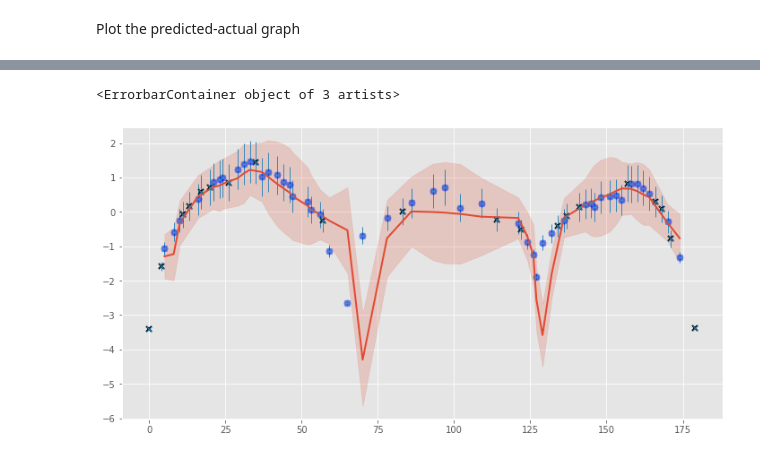
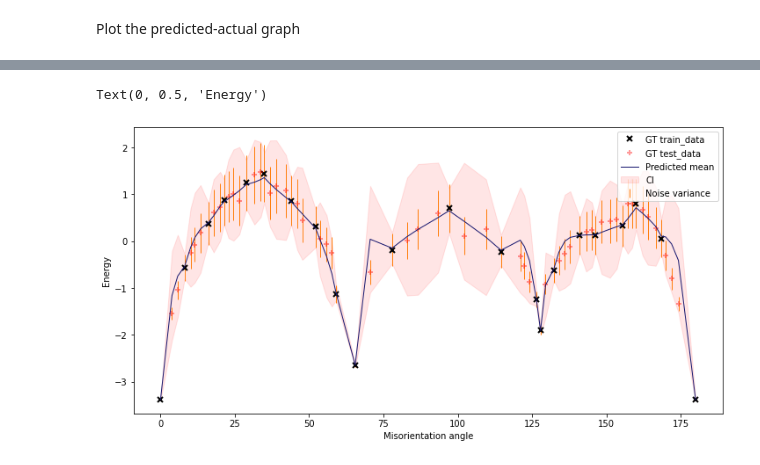
Before and after one commit to leilakhalili87/bayesian_opt, a Jupyter notebook: src/gpr_gpflow/sri_mean.ipynb, the cells around one changed output, grey strips where cells are left out. Drawn from its saved outputs; the diff is of its cells as text; code cells hidden in the pictures.

```diff
--- a/src/gpr_gpflow/sri_mean.ipynb
+++ b/src/gpr_gpflow/sri_mean.ipynb
@@ -17,9 +17,9 @@ from gpflow.base import Parameter
 set_default_float(np.float64)
 set_default_summary_fmt("notebook")
 
-plt.style.use("ggplot")
+# plt.style.use("ggplot")
 %matplotlib inline
-# np.random.seed(1366)
+np.random.seed(2021)
 tf.config.run_functions_eagerly(True)
 # %% [markdown]
 Input data:
@@ -163,7 +163,7 @@ jar = open(pkl_name, 'rb')
 s2 = pkl.load(jar,encoding='latin1')
 jar.close()
 
-Angle = s2['angs']                 # in radian
+Angle = s2['angs']*180/np.pi                 # in radian
 Y0 = s2['engs']                     # eng is mJ/m^2
 cusp_ang = s2['cusps']['angs']      # the angle of cusps in radian
 cusp_Es = s2['cusps']['engs']       # the energy of cusps in radian
@@ -263,29 +270,37 @@ plt.savefig('AP_withopt.jpg')
 # %%
-
-mu, var = model.predict_f(id_test)
+mean_all, var_all = model.predict_f(X)
 
 plt.figure(figsize=(12, 6))
-plt.plot(ang[id_train[:,0].astype(int)].reshape(-1), Y_all[id_train[:,0].astype(int)], "kx", mew=2, label="GT train_data")
-plt.plot(ang[id_test[:,0].astype(int)].reshape(-1), Y_all[id_test[:,0].astype(int)], "bo", mew=2, alpha=.4, label="GT test_data")
-plt.plot(ang[id_test[:,0].astype(int)].reshape(-1), mean.numpy(), lw=2, label="Predicted mean")
+plt.plot(Angle[id_train[:,0].astype(int)].reshape(-1), Y_all[id_train[:,0].astype(int)], "kx", mew=2, label="GT train_data")
+plt.plot(Angle[id_test[:,0].astype(int)].reshape(-1), Y_all[id_test[:,0].astype(int)], "r+", mew=2, alpha=.4, label="GT test_data")
+plt.plot(Angle.reshape(-1), mean_all.numpy(),'midnightblue', lw=1, label="Predicted mean")
 
+ang_plt = Angle[:,0]
+y1 = mean_all[:, 0] - 1.96 * np.sqrt(var_all[:, 0])
+y2 = mean_all[:, 0] + 1.96 * np.sqrt(var_all[:, 0])
 plt.fill_between(
-    ang[id_test[:,0].astype(int)],
-    mu[:, 0] - 1.96 * np.sqrt(var[:, 0]),
-    mu[:, 0] + 1.96 * np.sqrt(var[:, 0]),
-    color="C0",
-    alpha=0.2,
+    ang_plt,
+    y1.numpy(),
+    y2.numpy(),
+    color="r",
+    alpha=0.1,
+    label='CI'
 )
 plt.errorbar(
-    ang,
-    Y,
+    Angle,
+    Y_all,
     yerr=2 * (np.sqrt(NoiseVar)).squeeze(),
-    marker="x",
+#     marker="x",
     lw=0,
     elinewidth=1.0,
     color="C1",
+    label='Noise variance'
 )
-# _ = plt.xlim(-5, 5)
+# _ = plt.xlim(-.1, 3.4)
+plt.legend()
+# plt.title('Random train data set')
+plt.xlabel('Misorientation angle')
+plt.ylabel('Energy')
 # %% [output]
-<ErrorbarContainer object of 3 artists>
+Text(0, 0.5, 'Energy')
-[figure, old version]
+[figure, new version]
```
Also changed, not shown: parts of 6 cells of this notebook.
